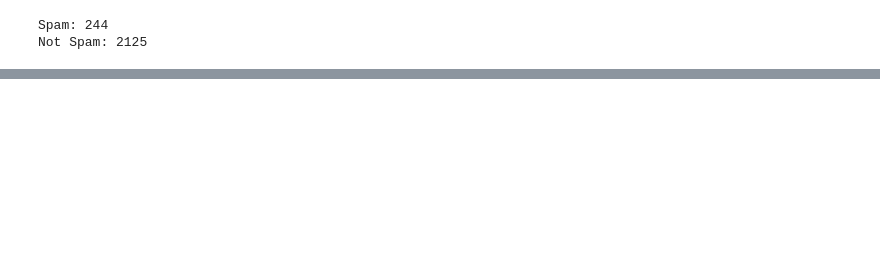
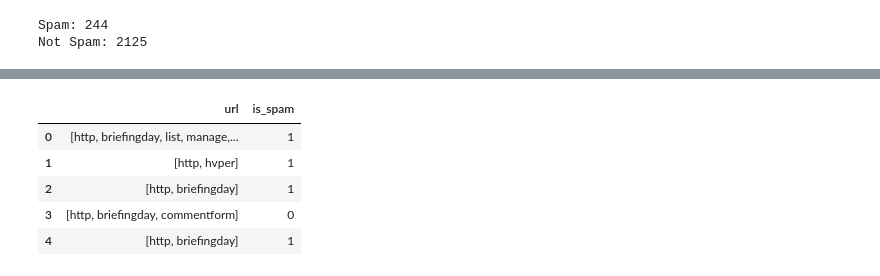
Before and after one commit to dorianDraper/NLP-projects, a Jupyter notebook: src/spam_detection_project.ipynb, the cells around one changed output, grey strips where cells are left out. Saved outputs shown, nothing was run; the diff lists cells and outputs as text; code cells hidden in the pictures; blank space fills up the shorter version.

```diff
--- a/src/spam_detection_project.ipynb
+++ b/src/spam_detection_project.ipynb
@@ -99,0 +119,15 @@ total_data.head()
+# %%
+download('wordnet') # WordNet is a lexical database for the English language that helps the script determine the base word
+download('stopwords') # Stopwords are the English words which does not add much meaning to a sentence, they are ignored without sacrificing the meaning of the sentence (example, he, have, at...)
+lemmatizer = WordNetLemmatizer()
+stop_words = stopwords.words('english')
+
+def lemmatize_text(words, lemmatizer = lemmatizer):
+    tokens = [lemmatizer.lemmatize(word) for word in words]
+    tokens = [word for word in tokens if word not in stop_words]
+    tokens = [word for word in tokens if len(word) > 3]
+    return tokens
+
+total_data['url'] = total_data['url'].apply(lemmatize_text)
+total_data.head()
+# %% [output]
@@ -99,0 +140,6 @@ total_data.head()
+|  | url | is_spam |
+| 0 | [http, briefingday, list, manage,... | 1 |
+| 1 | [http, hvper] | 1 |
+| 2 | [http, briefingday] | 1 |
+| 3 | [http, briefingday, commentform] | 0 |
+| 4 | [http, briefingday] | 1 |
```
Also changed, not shown: parts of 44 cells of this notebook, 5 other files.
